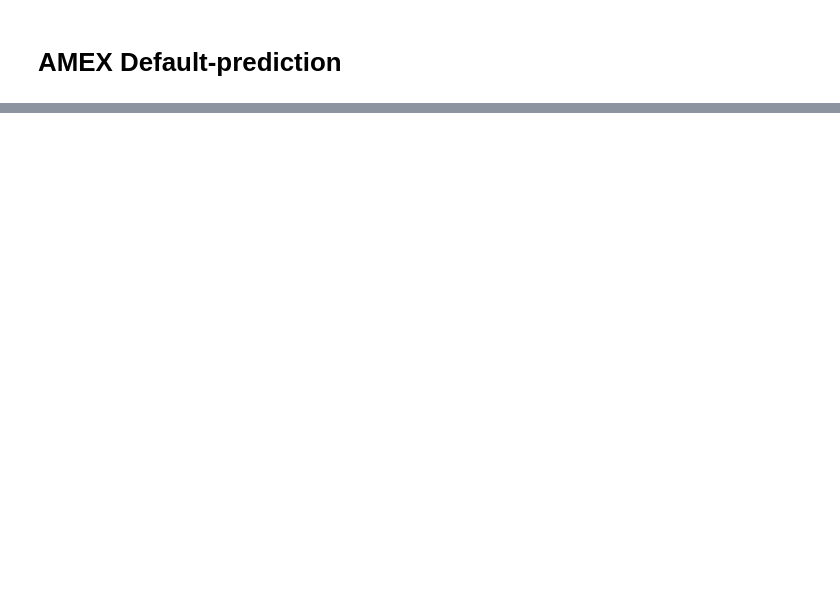
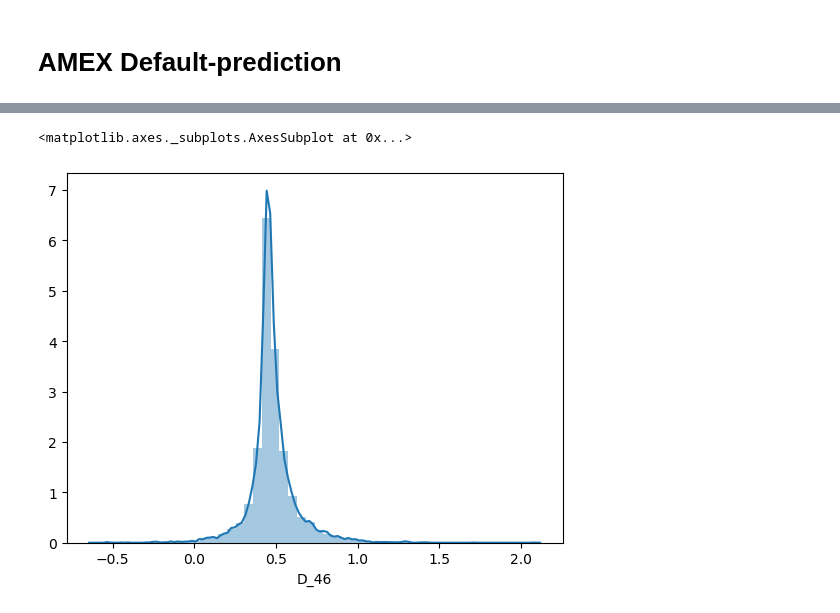
Before and after one commit to rohitgupta20/amex-default-prediction, a Jupyter notebook: amex default-prediction.ipynb, the cells around one changed output, grey strips where cells are left out. Cells and saved outputs as stored; diff of their text form; code cells hidden in the pictures; blank space fills up the shorter version.

```diff
--- a/amex default-prediction.ipynb
+++ b/amex default-prediction.ipynb
@@ -135,0 +123,5 @@ Length: 10000, dtype: bool
+# %%
+sns.distplot(final_df['D_46'])
+# %% [output]
+<matplotlib.axes._subplots.AxesSubplot at 0x...>
+[figure, added]
```
Also changed, not shown: parts of 23 cells of this notebook.
